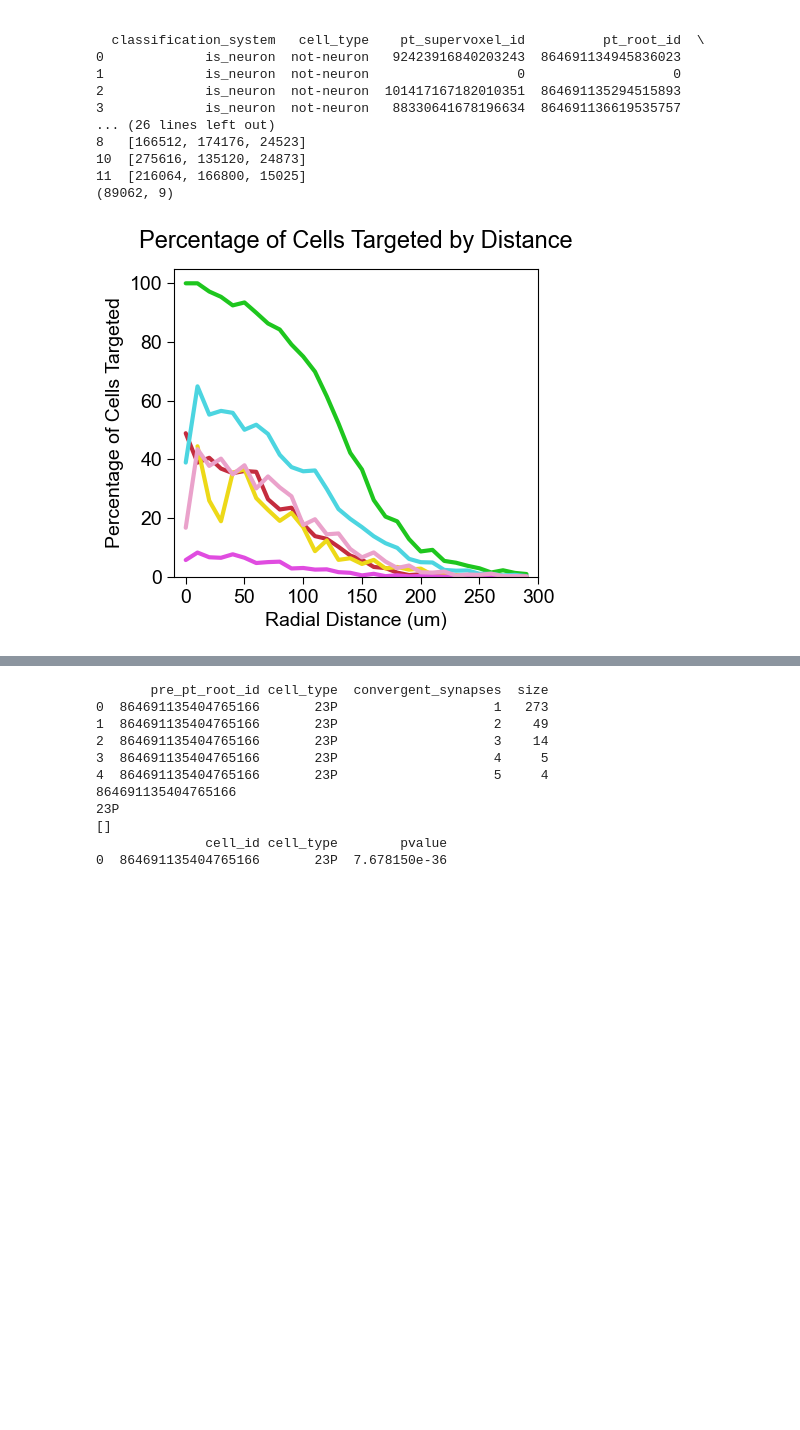
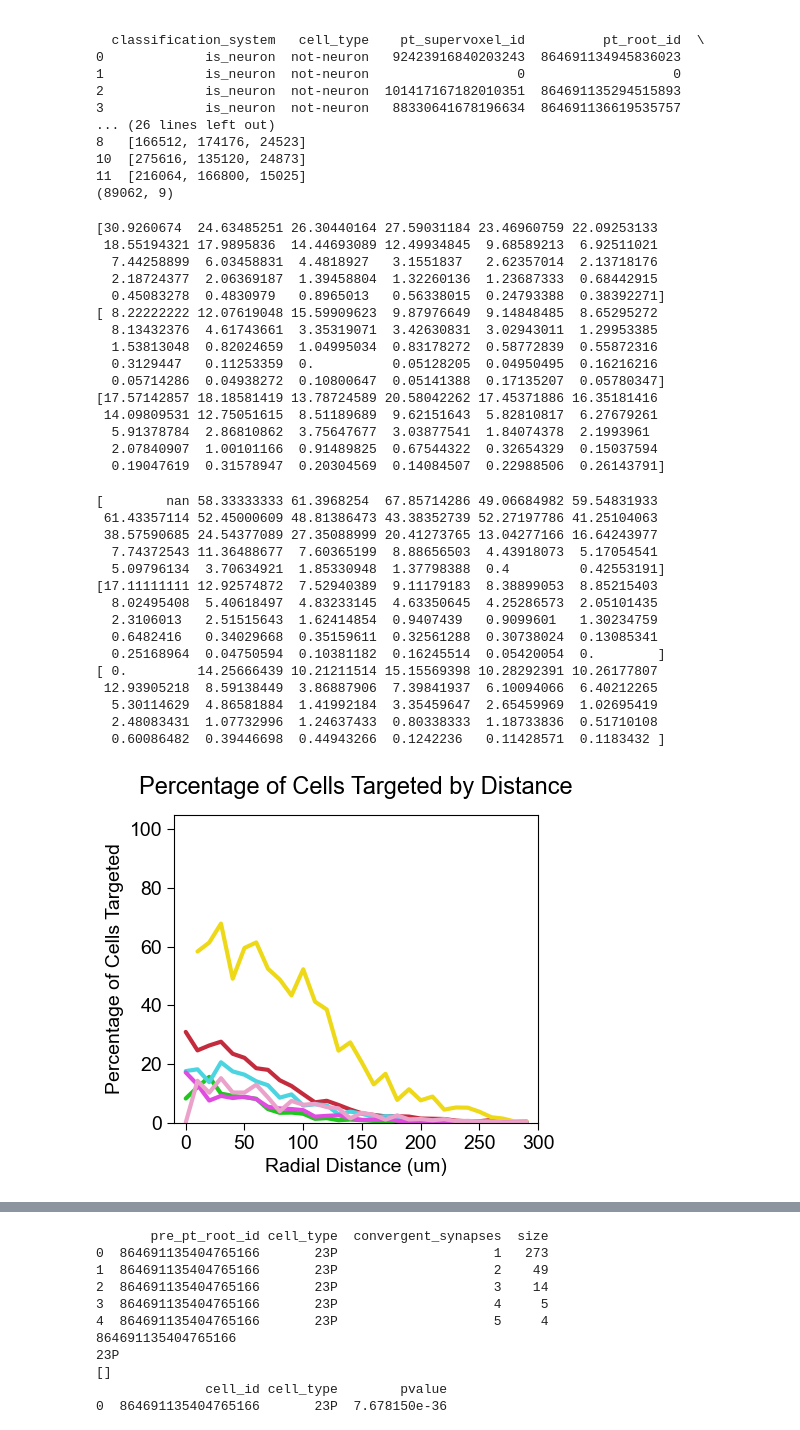
Before and after one commit to AllenInstitute/EM_MC_paper_figures, a Jupyter notebook: Fig3_plots_streamline_2024-Poisson_for_review.ipynb, the cells around one changed output, grey strips where cells are left out. Saved outputs shown, nothing was run; the diff lists cells and outputs as text; code cells hidden in the pictures; blank space fills up the shorter version.

```diff
--- a/Fig3_plots_streamline_2024-Poisson_for_review.ipynb
+++ b/Fig3_plots_streamline_2024-Poisson_for_review.ipynb
@@ -128,7 +128,7 @@ avg_prob_type_full = np.zeros(30, int)
 
 fig, ax = plt.subplots()
 ###change metid to plot for each predicted met-type
-metid = met8_id
+metid = met6_id
 cell_t_list = ['23P', '4P', '5P-IT', '5P-ET', '6P', 'INH']
 for k in cell_t_list:
     new_non= np.zeros(30, int)
@@ -232,41 +232,72 @@ for k in cell_t_list:
 
     avg_prob = np.mean(new_prob, axis = 0)
     avg_per = avg_prob*100
+    print (avg_per)
 
 #     avg_prob_type = np.append(k, avg_prob)
     avg_prob_type_full = np.vstack((avg_prob_type_full, avg_prob))
 
 
     if k == '23P':
         linec = '#C42C3E'
     elif k == '4P':
         linec = '#1EC61E'
     elif k == '5P-IT':
         linec = '#4CD5E0'
     elif k == '5P-ET':
         linec = '#EDD918'
     elif k == '6P':
         linec = '#E04CE0'
     elif k == 'INH':
         linec = '#EAA2CB'
     with plt.style.context('seaborn-white', after_reset = True):
         afont = {'fontname':'Arial'}
 
         ax.plot(bins[:-1], avg_per, label = k, c = linec, linewidth = 3)
         plt.title('Percentage of Cells Targeted by Distance', fontsize = 17, **afont, pad = 15)
         ax.set_xlabel('Radial Distance (um)', fontsize = 14, **afont)
         ax.set_ylabel('Percentage of Cells Targeted', fontsize = 14, **afont)
 
         ax.set_ylim(ymin=0.0, ymax=105)
         ax.set_xlim(xmin = -10, xmax = 300)
         plt.tick_params(axis='both', length = 5)
         plt.xticks (fontsize = 14, **afont, visible = True)
         plt.yticks (fontsize = 14, **afont)
 
-plt.savefig('met8_allfeatsnoradius_avg_10um_hist310_muted_celltype_xz_aibs_metamodel_celltypes_v661_q091923_090724.pdf', bbox_inches = 'tight', facecolor = 'white')
+# plt.savefig('met8_allfeatsnoradius_avg_10um_hist310_muted_celltype_xz_aibs_metamodel_celltypes_v661_q091923_090724.pdf', bbox_inches = 'tight', facecolor = 'white')
 avg_prob_type_full = np.delete(avg_prob_type_full, 0, 0)
 # %% [output]
+[30.9260674  24.63485251 26.30440164 27.59031184 23.46960759 22.09253133
+ 18.55194321 17.9895836  14.44693089 12.49934845  9.68589213  6.92511021
+  7.44258899  6.03458831  4.4818927   3.1551837   2.62357014  2.13718176
+  2.18724377  2.06369187  1.39458804  1.32260136  1.23687333  0.68442915
+  0.45083278  0.4830979   0.8965013   0.56338015  0.24793388  0.38392271]
+[ 8.22222222 12.07619048 15.59909623  9.87976649  9.14848485  8.65295272
+  8.13432376  4.61743661  3.35319071  3.42630831  3.02943011  1.29953385
+  1.53813048  0.82024659  1.04995034  0.83178272  0.58772839  0.55872316
+  0.3129447   0.11253359  0.          0.05128205  0.04950495  0.16216216
+  0.05714286  0.04938272  0.10800647  0.05141388  0.17135207  0.05780347]
+[17.57142857 18.18581419 13.78724589 20.58042262 17.45371886 16.35181416
+ 14.09809531 12.75051615  8.51189689  9.62151643  5.82810817  6.27679261
+  5.91378784  2.86810862  3.75647677  3.03877541  1.84074378  2.1993961
+  2.07840907  1.00101166  0.91489825  0.67544322  0.32654329  0.15037594
+  0.19047619  0.31578947  0.20304569  0.14084507  0.22988506  0.26143791]
+[        nan 58.33333333 61.3968254  67.85714286 49.06684982 59.54831933
+ 61.43357114 52.45000609 48.81386473 43.38352739 52.27197786 41.25104063
+ 38.57590685 24.54377089 27.35088999 20.41273765 13.04277166 16.64243977
+  7.74372543 11.36488677  7.60365199  8.88656503  4.43918073  5.17054541
+  5.09796134  3.70634921  1.85330948  1.37798388  0.4         0.42553191]
+[17.11111111 12.92574872  7.52940389  9.11179183  8.38899053  8.85215403
+  8.02495408  5.40618497  4.83233145  4.63350645  4.25286573  2.05101435
+  2.3106013   2.51515643  1.62414854  0.9407439   0.9099601   1.30234759
+  0.6482416   0.34029668  0.35159611  0.32561288  0.30738024  0.13085341
+  0.25168964  0.04750594  0.10381182  0.16245514  0.05420054  0.        ]
+[ 0.         14.25666439 10.21211514 15.15569398 10.28292391 10.26177807
+ 12.93905218  8.59138449  3.86887906  7.39841937  6.10094066  6.40212265
+  5.30114629  4.86581884  1.41992184  3.35459647  2.65459969  1.02695419
+  2.48083431  1.07732996  1.24637433  0.80338333  1.18733836  0.51710108
+  0.60086482  0.39446698  0.44943266  0.1242236   0.11428571  0.1183432 ]
-[figure, old version]
+[figure, new version]
 # %%
 ### [0:'23P', 1:'4P', 2:'5P-IT', 3:'5P-ET', 4:'6P', 5:'INH']
 p01 = stats.kstest(avg_prob_type_full[0], avg_prob_type_full[1])[1]
```
Also changed, not shown: parts of 3 cells of this notebook, 6 other files.
